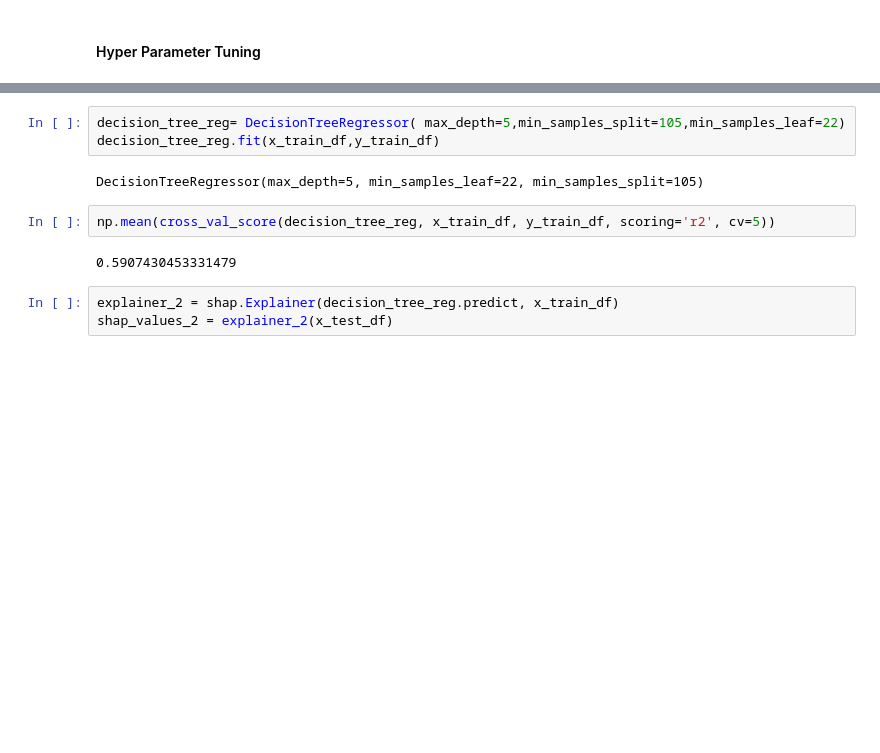
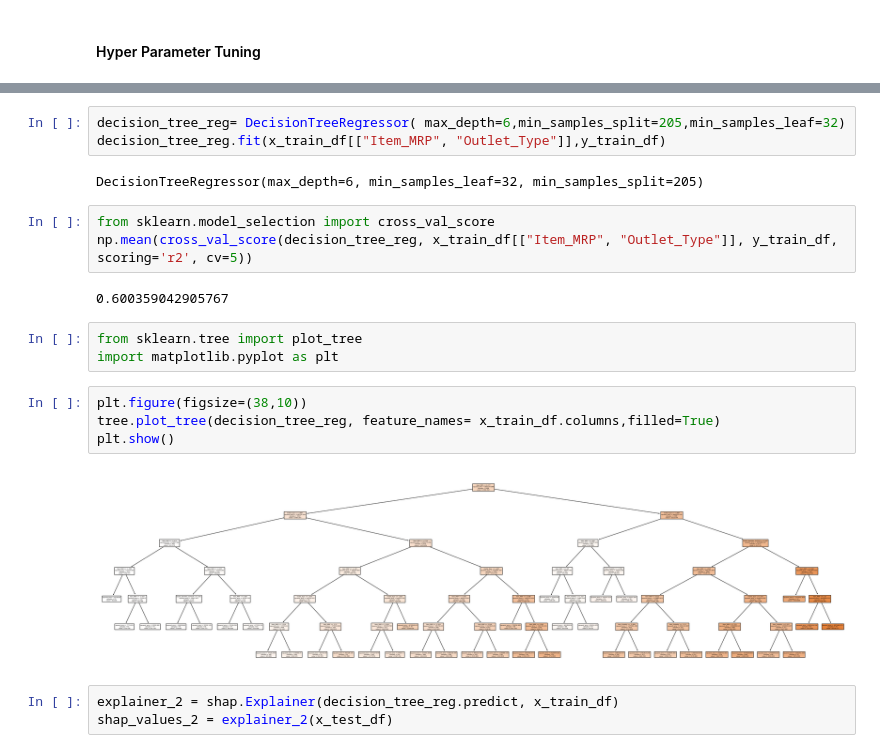
Before and after one commit to komalchamyal/bigmart-analysis, a Jupyter notebook: Big Mart Pre-processing + Prediction.ipynb, the cells around one changed output, grey strips where cells are left out. Drawn from its saved outputs; the diff is of its cells as text; blank space fills up the shorter version.

```diff
--- a/Big Mart Pre-processing + Prediction.ipynb
+++ b/Big Mart Pre-processing + Prediction.ipynb
@@ -427,12 +446,22 @@ print(decision_tree_cv.best_score_)
 # %%
-decision_tree_reg= DecisionTreeRegressor( max_depth=5,min_samples_split=105,min_samples_leaf=22)
-decision_tree_reg.fit(x_train_df,y_train_df)
+decision_tree_reg= DecisionTreeRegressor( max_depth=6,min_samples_split=205,min_samples_leaf=32)
+decision_tree_reg.fit(x_train_df[["Item_MRP", "Outlet_Type"]],y_train_df)
 # %% [output]
-DecisionTreeRegressor(max_depth=5, min_samples_leaf=22, min_samples_split=105)
+DecisionTreeRegressor(max_depth=6, min_samples_leaf=32, min_samples_split=205)
 # %%
-np.mean(cross_val_score(decision_tree_reg, x_train_df, y_train_df, scoring='r2', cv=5))
+from sklearn.model_selection import cross_val_score
+np.mean(cross_val_score(decision_tree_reg, x_train_df[["Item_MRP", "Outlet_Type"]], y_train_df, scoring='r2', cv=5))
 # %% [output]
-0.5907430453331479
+0.600359042905767
+# %%
+from sklearn.tree import plot_tree
+import matplotlib.pyplot as plt
+# %%
+plt.figure(figsize=(38,10))
+tree.plot_tree(decision_tree_reg, feature_names= x_train_df.columns,filled=True)
+plt.show()
+# %% [output]
+[figure, added]
 # %%
 explainer_2 = shap.Explainer(decision_tree_reg.predict, x_train_df)
 shap_values_2 = explainer_2(x_test_df)
```
Also changed, not shown: parts of 26 cells of this notebook.
